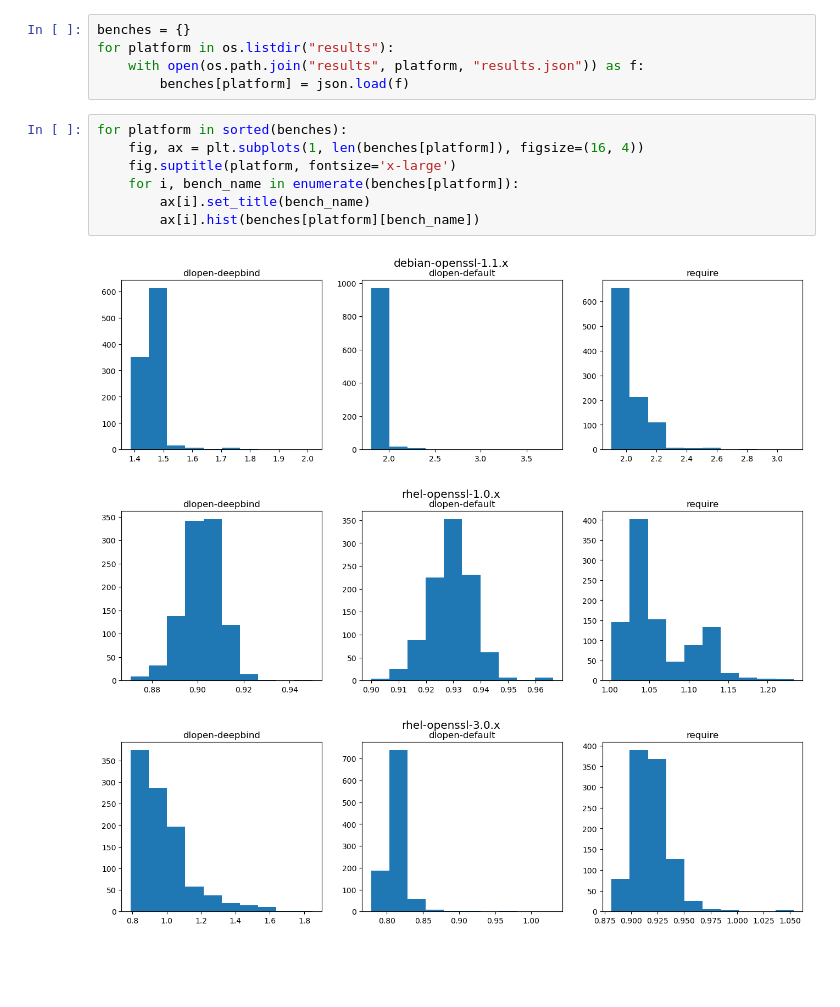
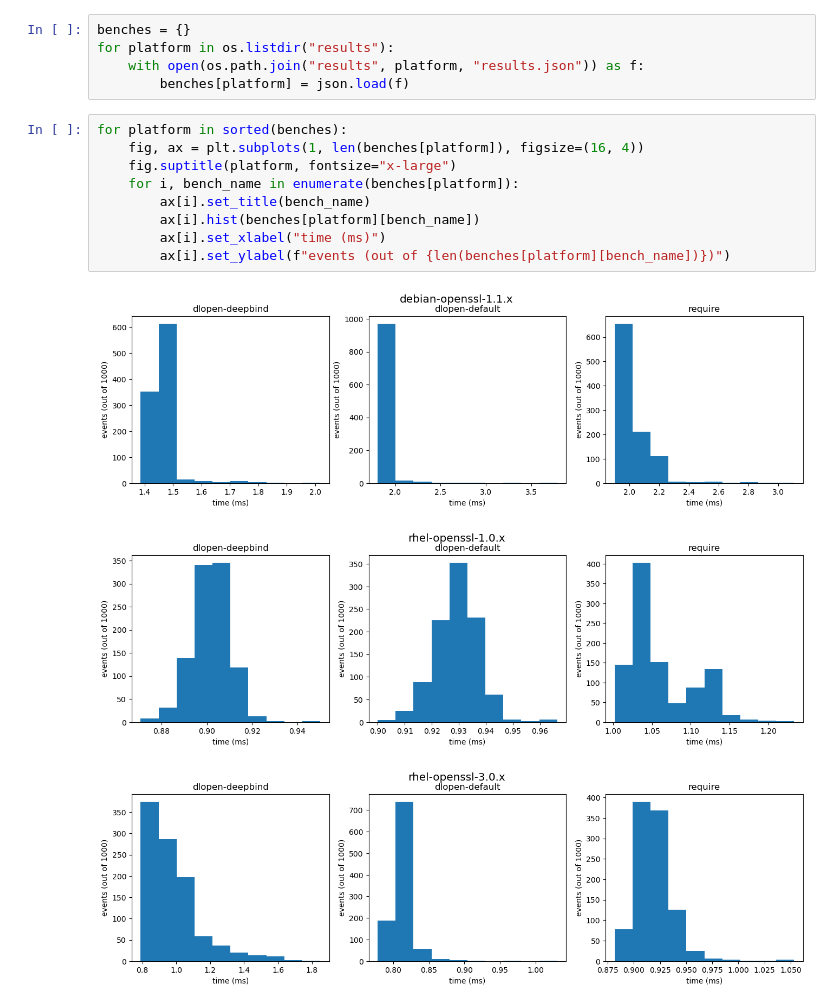
Before and after one commit to aqrln/node-dlopen-benchmark, a Jupyter notebook: Graphs.ipynb, the cells around one changed output. Cells and saved outputs as stored; diff of their text form; blank space fills up the shorter version.

Commit message:
Add labels to plots

```diff
--- a/Graphs.ipynb
+++ b/Graphs.ipynb
@@ -11,11 +11,13 @@ for platform in os.listdir("results"):
 # %%
 for platform in sorted(benches):
     fig, ax = plt.subplots(1, len(benches[platform]), figsize=(16, 4))
-    fig.suptitle(platform, fontsize='x-large')
+    fig.suptitle(platform, fontsize="x-large")
     for i, bench_name in enumerate(benches[platform]):
         ax[i].set_title(bench_name)
         ax[i].hist(benches[platform][bench_name])
+        ax[i].set_xlabel("time (ms)")
+        ax[i].set_ylabel(f"events (out of {len(benches[platform][bench_name])})")
 # %% [output]
-[figure, old version]
+[figure, new version]
-[figure, old version]
+[figure, new version]
-[figure, old version]
+[figure, new version]
```
